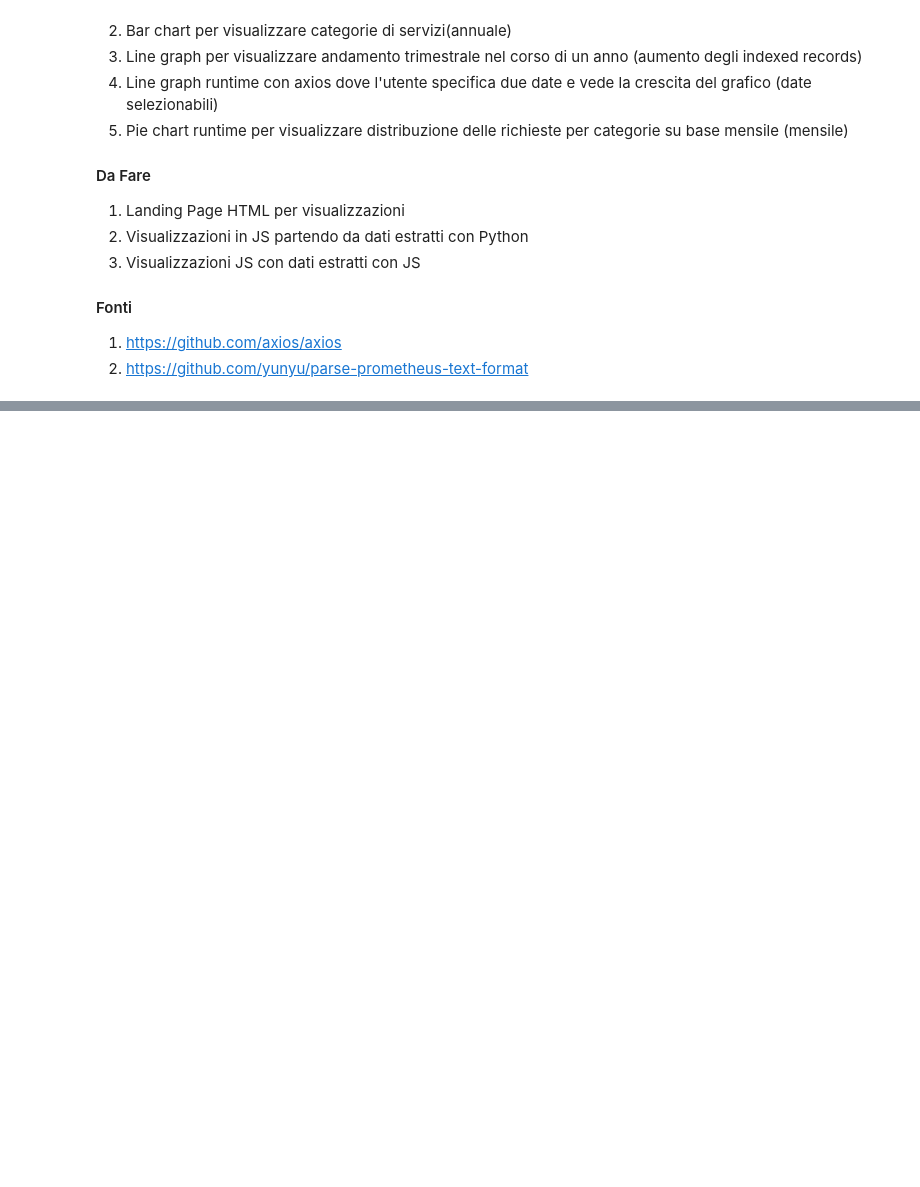
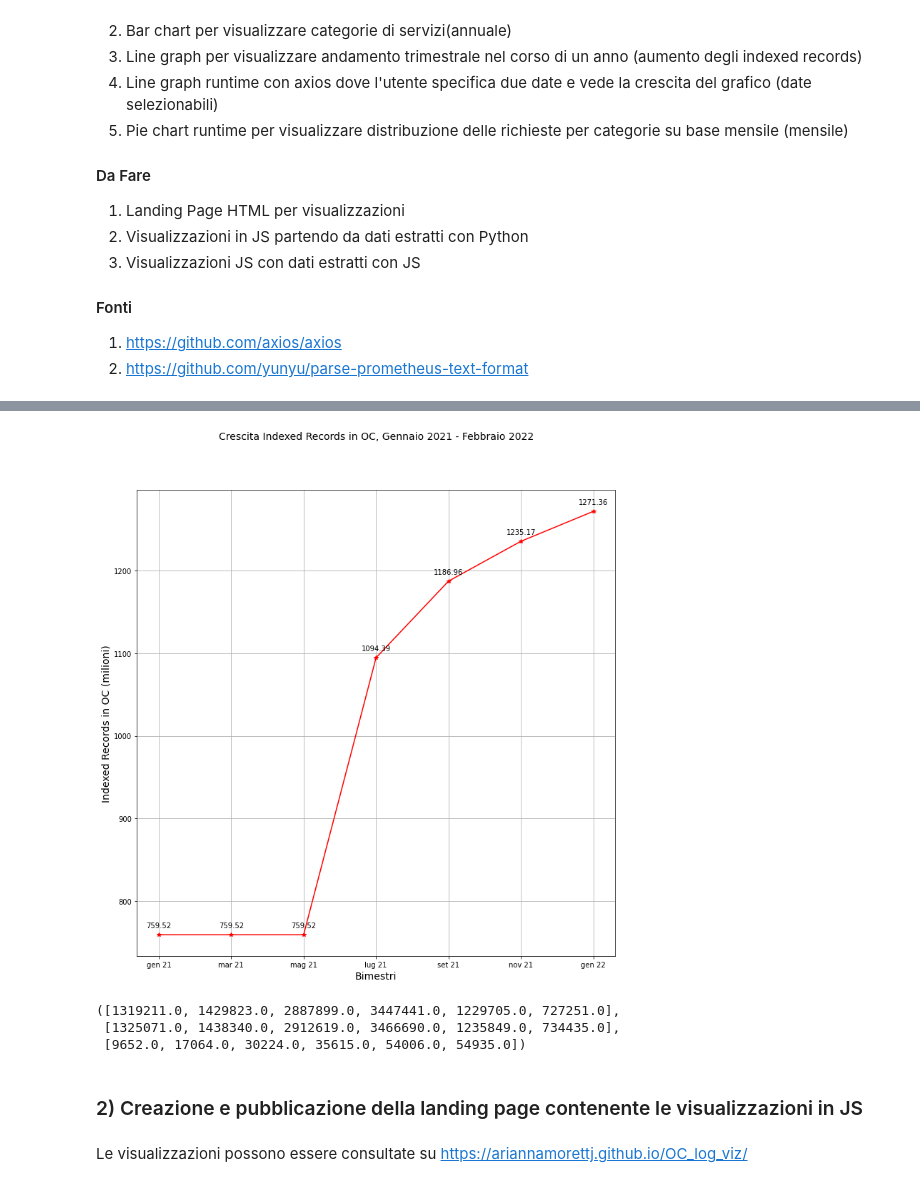
Before and after one commit to ariannamorettj/OC_Notebook, a Jupyter notebook: OC_AM_notebook.ipynb, the cells around one changed output, grey strips where cells are left out. Saved outputs shown, nothing was run; the diff lists cells and outputs as text; code cells hidden in the pictures; blank space fills up the shorter version.

```diff
--- a/OC_AM_notebook.ipynb
+++ b/OC_AM_notebook.ipynb
@@ -1742,0 +1861,49 @@ plt.show()
+# %%
+Data = {'Bimestri': ["gen 21", "mar 21", "mag 21", "lug 21", "set 21", "nov 21", "gen 22"],
+        'Indexed Records in OC (milioni)': [759.5165070, 759.5165070, 759.5165070, 1094.3946880, 1186.9588980, 1235.1705830, 1271.3608670]
+       }
+
+df = pd.DataFrame(Data,columns=['Bimestri','Indexed Records in OC (milioni)'])
+
+plt.plot(df['Bimestri'], df['Indexed Records in OC (milioni)'], color='red', marker='*')
+
+plt.title('Crescita Indexed Records in OC, Gennaio 2021 - Febbraio 2022', fontsize=14, x=0.5, y=1.1)
+plt.xlabel('Bimestri', fontsize=14)
+plt.ylabel('Indexed Records in OC (milioni)', fontsize=14)
+plt.grid(True)
+
+for x,y in zip(df['Bimestri'],df['Indexed Records in OC (milioni)']):
+    label = "{:.2f}".format(y)
+    plt.annotate(label,(x,y), textcoords="offset points", xytext=(0,10), ha='center')
+plt.show()
+# %% [output]
+[figure, added]
+# %%
+agg_counter_total_dict_gen = get_metrics_value_by_label(y_21, gen, url, "opencitations_agg_counter_total", "category")
+agg_counter_total_dict_feb = get_metrics_value_by_label(y_21, feb, url, "opencitations_agg_counter_total", "category")
+agg_counter_total_dict_mar = get_metrics_value_by_label(y_21, mar, url, "opencitations_agg_counter_total", "category")
+agg_counter_total_dict_apr = get_metrics_value_by_label(y_21, apr, url, "opencitations_agg_counter_total", "category")
+agg_counter_total_dict_mag = get_metrics_value_by_label(y_21, mag, url, "opencitations_agg_counter_total", "category")
+agg_counter_total_dict_giu = get_metrics_value_by_label(y_21, giu, url, "opencitations_agg_counter_total", "category")
+
+def extract_data(months_list, year, api, metric, label):
+    api_req = []
+    sparql_req = []
+    dataset_req = []
+    for month in months_list:
+        agg_counter_dict = get_metrics_value_by_label(year, month, api, metric, label)
+        api_req.append(agg_counter_dict['oc_api_requests'])
+        sparql_req.append(agg_counter_dict['sparql_requests'])
+        dataset_req.append(agg_counter_dict['dataset_requests'])
+    return api_req, sparql_req, dataset_req
+
+
+extract_data([gen, feb, mar, apr, mag, giu], y_21, url, "opencitations_agg_counter_total", "category")
+# %% [output]
+([1319211.0, 1429823.0, 2887899.0, 3447441.0, 1229705.0, 727251.0],
+ [1325071.0, 1438340.0, 2912619.0, 3466690.0, 1235849.0, 734435.0],
+ [9652.0, 17064.0, 30224.0, 35615.0, 54006.0, 54935.0])
+# %% [markdown]
+### 2) Creazione e pubblicazione della landing page contenente le visualizzazioni in JS
+# %% [markdown]
+Le visualizzazioni possono essere consultate su https://ariannamorettj.github.io/OC_log_viz/
```
Also changed, not shown: parts of 7 cells of this notebook, 1 other file.
